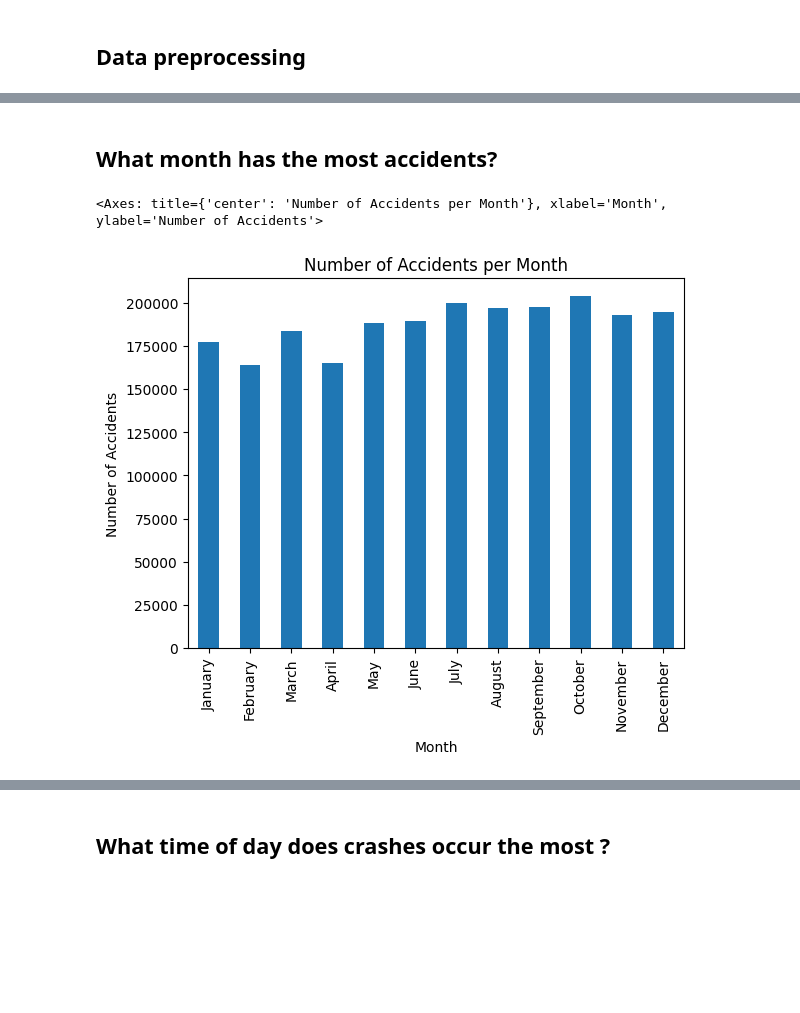
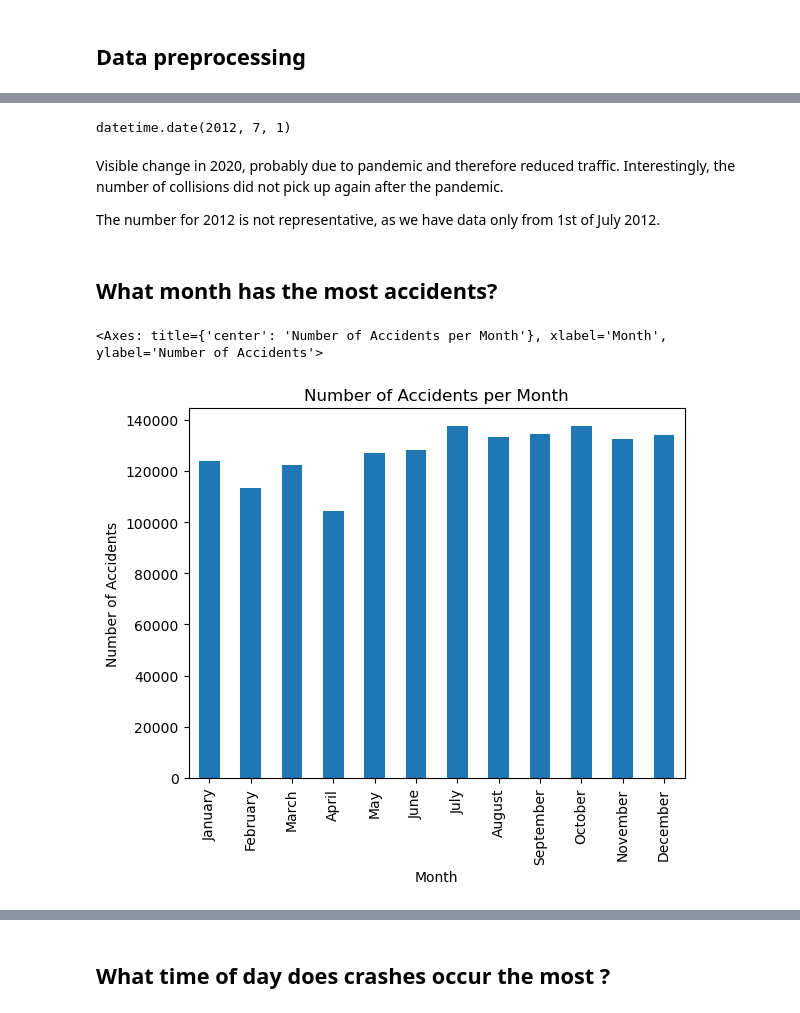
Before and after one commit to bonluc/02806_social_data_analysis_project, a Jupyter notebook: data_analysis.ipynb, the cells around one changed output, grey strips where cells are left out. Cells and saved outputs as stored; diff of their text form; code cells hidden in the pictures; blank space fills up the shorter version.

```diff
--- a/data_analysis.ipynb
+++ b/data_analysis.ipynb
@@ -122,0 +157,3 @@ Number of rows after removing missing ZIP CODE: 1565447
+# %%
+df_clean = df_clean.drop(['ON STREET NAME', 'CROSS STREET NAME', 'OFF STREET NAME'], axis=1)
+df_clean.head()
@@ -122,0 +168,5 @@ Number of rows after removing missing ZIP CODE: 1565447
+# %%
+# for convenience we will convert the date and time columns to datetime format
+df_clean['CRASH DATE'] = pd.to_datetime(df_clean['CRASH DATE']).dt.date
+df_clean['CRASH TIME'] = pd.to_datetime(df_clean['CRASH TIME']).dt.time
+df_clean
@@ -122,0 +189,10 @@ Number of rows after removing missing ZIP CODE: 1565447
+# %%
+df_time = df_clean.copy()
+# %%
+# create columns with the year, month, day, day of the week, and hour of a crash
+df_time['YEAR'] = pd.to_datetime(df_time['CRASH DATE']).dt.year
+df_time['MONTH'] = pd.to_datetime(df_time['CRASH DATE']).dt.month
+df_time['DAY'] = pd.to_datetime(df_time['CRASH DATE']).dt.day
+df_time['WEEKDAY'] = pd.to_datetime(df_time['CRASH DATE']).dt.day_name()
+df_time['HOUR'] = pd.to_datetime(df_time['CRASH TIME'], format='%H:%M:%S').dt.hour
+df_time.head()
@@ -123,13 +215,19 @@ Number of rows after removing missing ZIP CODE: 1565447
+# %%
+df_time['CRASH DATE'].min()
+# %% [output]
+datetime.date(2012, 7, 1)
+# %% [markdown]
+Visible change in 2020, probably due to pandemic and therefore reduced traffic. Interestingly, the number of collisions did not pick up again after the pandemic.
+
+The number for 2012 is not representative, as we have data only from 1st of July 2012.
 # %% [markdown]
 ## What month has the most accidents?
 # %%
 # What month has the most accidents? We use the column "CRASH DATE" to extract the month and count the number of accidents for each month, create a bar plot comparing each month
-data["CRASH DATE"] = pd.to_datetime(data["CRASH DATE"])
-data["MONTH"] = data["CRASH DATE"].dt.month
-month_counts = data["MONTH"].value_counts().sort_index()
+month_counts = df_time["MONTH"].value_counts().sort_index()
 # map each month to their name
 month_counts.index = month_counts.index.map({1: "January", 2: "February", 3: "March", 4: "April", 5: "May", 6: "June", 7: "July", 8: "August", 9: "September", 10: "October", 11: "November", 12: "December"})
 month_counts.plot(kind="bar", title="Number of Accidents per Month", xlabel="Month", ylabel="Number of Accidents")
 # %% [output]
 <Axes: title={'center': 'Number of Accidents per Month'}, xlabel='Month', ylabel='Number of Accidents'>
-[figure, old version]
+[figure, new version]
```
Also changed, not shown: parts of 27 cells of this notebook.
